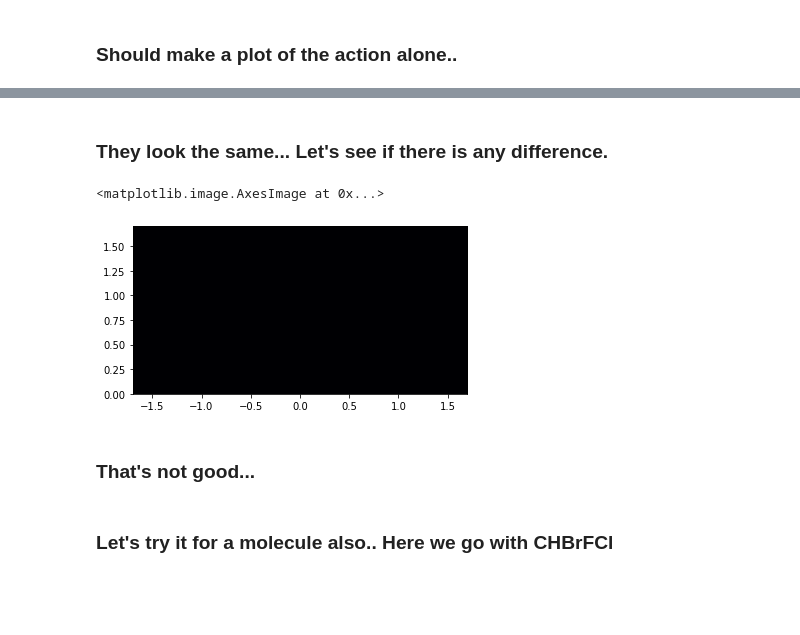
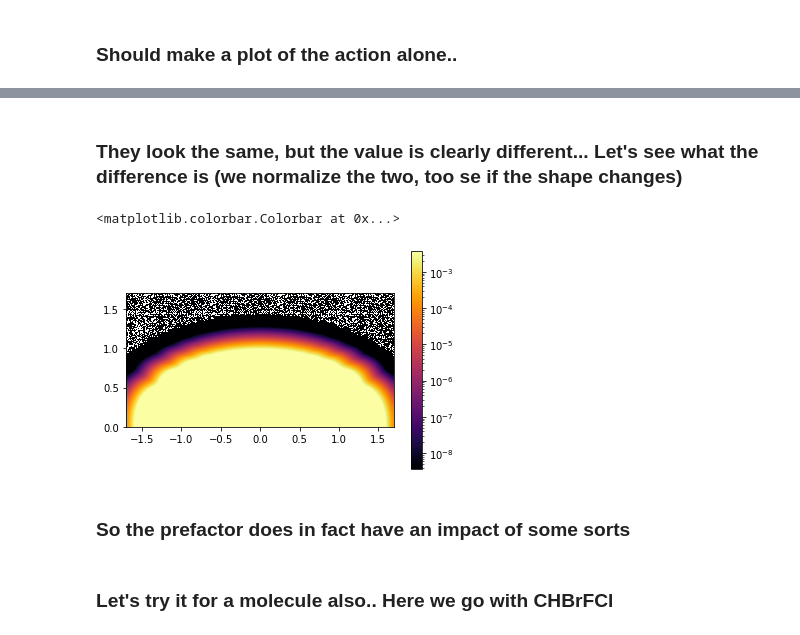
Before and after one commit to EmilHansen1/SFA_OAM_Linear, a Jupyter notebook: test_plots.py.ipynb, the cells around one changed output, grey strips where cells are left out. Saved outputs shown, nothing was run; the diff lists cells and outputs as text; code cells hidden in the pictures; blank space fills up the shorter version.

Commit message:
Fixed bug with no difference between prefactor and action alone

```diff
--- a/test_plots.py.ipynb
+++ b/test_plots.py.ipynb
@@ -26,7 +26,7 @@ output = OutputInterface(file_name)
 Ip = -output.saved_orbitals[output.HOMO][0]
 kappa = np.sqrt(2*Ip)
 
-SP = SFA_Lin.SFALinearPulse(Ip, Up, omega, 2, CEP)
+SP = SFA_Lin.SFALinearPulse(Ip, Up, omega, 2, CEP, target_="asymp")
 # %% [markdown]
 ### Let's test the E*r transition amplitude on hydrogen!
 # %%
@@ -103,6 +103,6 @@ pxList = np.linspace(0, 1.7, N)
 pzGrid, pxGrid = np.meshgrid(pzList, pxList)
 py = 0.
 
-M_grid = np.array(pool.starmap(SP.M_asymp_xz_list, zip(pxGrid, repeat(py), pzGrid, repeat(clm_array))))
+M_grid = np.array(pool.starmap(SP.Mxz_List, zip(pxGrid, repeat(py), pzGrid, repeat(clm_array))))
 #M_grid = np.array([SP.M_asymp_xz_list(px_list, py, pz_list, clm_array) for px_list, pz_list in zip(pxGrid, pzGrid)] )
 # %%
@@ -120,13 +124,19 @@ plt.imshow(np.flip(M2_grid,0), extent = (np.amin(pzList), np.amax(pzList), np.am
 # %% [markdown]
 ### Should make a plot of the action alone..
 # %%
-plt.figure(facecolor='white')
+SP = SFA_Lin.SFALinearPulse(Ip, Up, omega, 2, CEP)  # If no target is provided, then we should just get the action
+
+plt.figure(facecolor='white', figsize=(12,6))
 
 M_grid_S = np.array(pool.starmap(SP.Mxz_List, zip(pxGrid, repeat(py), pzGrid)))  # The prefactor is just =1 here!
-M2_grid_S = np.abs(M_grid)**2
-MMax_S = np.max(M2_grid)
+M2_grid_S = np.abs(M_grid_S)**2
+MMax_S = np.max(M2_grid_S)
 
 plt.imshow(np.flip(M2_grid_S,0), extent = (np.amin(pzList), np.amax(pzList), np.amin(pxList), np.amax(pxList)),
            cmap='inferno', norm=LogNorm(vmin=MMax_S*1e-6, vmax=MMax_S),
            interpolation = 'bicubic', aspect = 1.)
+
+plt.ylabel("$p_x$")
+plt.xlabel("$p_z$")
+plt.colorbar()
 # %% [output]
@@ -135,14 +145,15 @@ plt.imshow(np.flip(M2_grid_S,0), extent = (np.amin(pzList), np.amax(pzList), np.
-# %% [markdown]
-### They look the same... Let's see if there is any difference.
+# %% [markdown]
+### They look the same, but the value is clearly different... Let's see what the difference is (we normalize the two, too se if the shape changes)
 # %%
-plt.imshow(np.flip(M2_grid - M2_grid_S,0), extent = (np.amin(pzList), np.amax(pzList), np.amin(pxList), np.amax(pxList)),
-           cmap='inferno', #norm=LogNorm(vmin=MMax_S*1e-6, vmax=MMax_S),
+plt.imshow(np.flip(M2_grid_S/MMax - M2_grid/MMax_S,0), extent = (np.amin(pzList), np.amax(pzList), np.amin(pxList), np.amax(pxList)),
+           cmap='inferno', norm=LogNorm(vmin=MMax_S*1e-6, vmax=MMax_S),
            interpolation = 'bicubic', aspect = 1.)
+plt.colorbar()
 # %% [output]
-<matplotlib.image.AxesImage at 0x...>
+<matplotlib.colorbar.Colorbar at 0x...>
-[figure, old version]
+[figure, new version]
-# %% [markdown]
-### That's not good...
+# %% [markdown]
+### So the prefactor does in fact have an impact of some sorts
 # %% [markdown]
 ### Let's try it for a molecule also.. Here we go with CHBrFCl
 # %%
```
Also changed, not shown: parts of 11 cells of this notebook, 2 other files.
